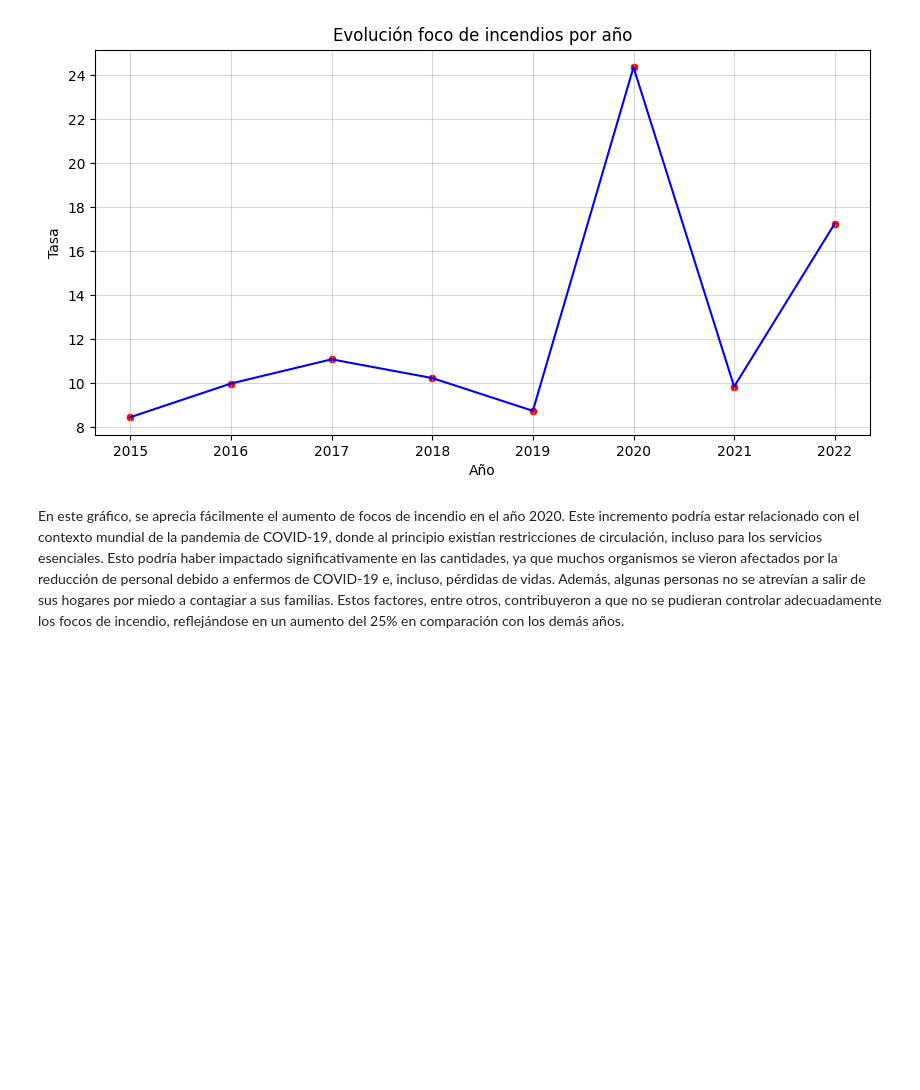
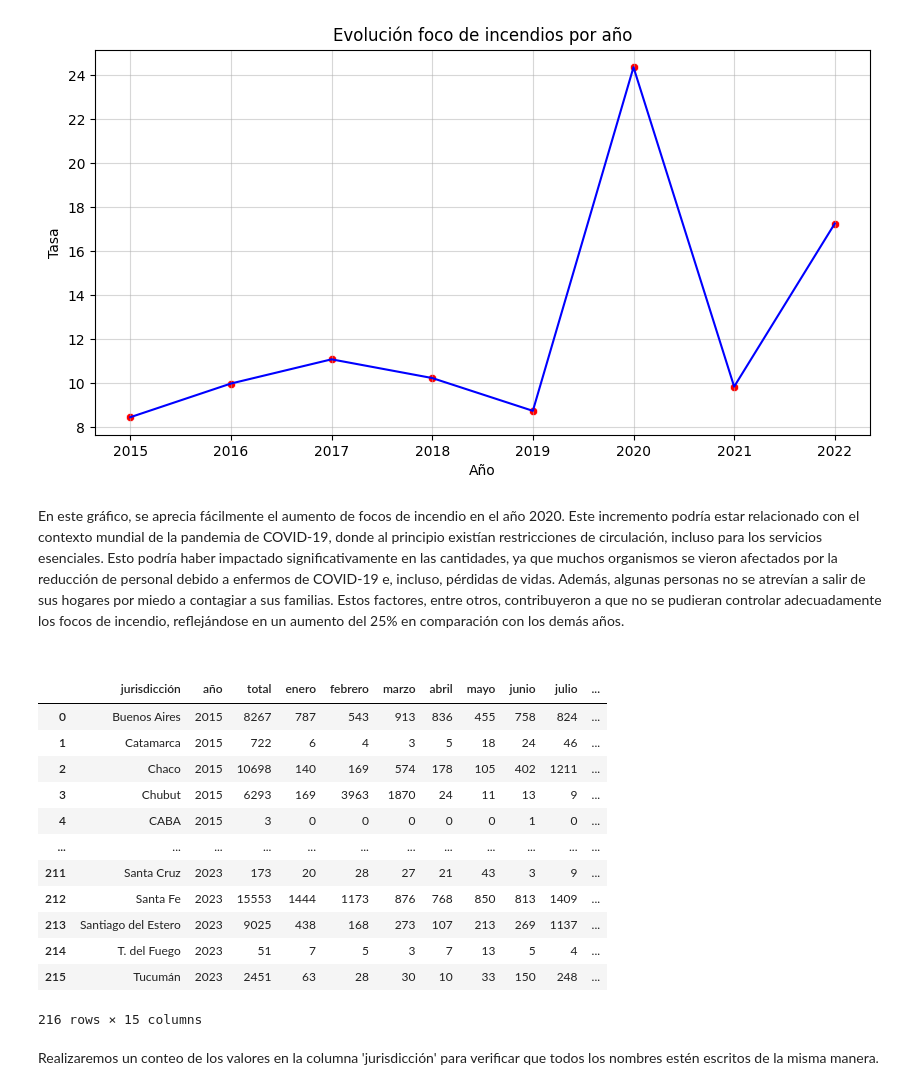
Before and after one commit to MaximilianoTauil/Incendios, a Jupyter notebook: EDA.ipynb, the cells around one changed output. Drawn from its saved outputs; the diff is of its cells as text; code cells hidden in the pictures; blank space fills up the shorter version.

```diff
--- a/EDA.ipynb
+++ b/EDA.ipynb
@@ -298,3 +300,23 @@ plt.show()
 [figure]
 # %% [markdown]
 En este gráfico, se aprecia fácilmente el aumento de focos de incendio en el año 2020. Este incremento podría estar relacionado con el contexto mundial de la pandemia de COVID-19, donde al principio existían restricciones de circulación, incluso para los servicios esenciales. Esto podría haber impactado significativamente en las cantidades, ya que muchos organismos se vieron afectados por la reducción de personal debido a enfermos de COVID-19 e, incluso, pérdidas de vidas. Además, algunas personas no se atrevían a salir de sus hogares por miedo a contagiar a sus familias. Estos factores, entre otros, contribuyeron a que no se pudieran controlar adecuadamente los focos de incendio, reflejándose en un aumento del 25% en comparación con los demás años.
+# %% [markdown]
+<div style="border-bottom: 1px dashed white;"></div>
+# %%
+cuarto
+# %% [output]
+|  | jurisdicción | año | total | enero | febrero | marzo | abril | mayo | junio | julio | ... |
+| 0 | Buenos Aires | 2015 | 8267 | 787 | 543 | 913 | 836 | 455 | 758 | 824 | ... |
+| 1 | Catamarca | 2015 | 722 | 6 | 4 | 3 | 5 | 18 | 24 | 46 | ... |
+| 2 | Chaco | 2015 | 10698 | 140 | 169 | 574 | 178 | 105 | 402 | 1211 | ... |
+| 3 | Chubut | 2015 | 6293 | 169 | 3963 | 1870 | 24 | 11 | 13 | 9 | ... |
+| 4 | CABA | 2015 | 3 | 0 | 0 | 0 | 0 | 0 | 1 | 0 | ... |
+| ... | ... | ... | ... | ... | ... | ... | ... | ... | ... | ... | ... |
+| 211 | Santa Cruz | 2023 | 173 | 20 | 28 | 27 | 21 | 43 | 3 | 9 | ... |
+| 212 | Santa Fe | 2023 | 15553 | 1444 | 1173 | 876 | 768 | 850 | 813 | 1409 | ... |
+| 213 | Santiago del Estero | 2023 | 9025 | 438 | 168 | 273 | 107 | 213 | 269 | 1137 | ... |
+| 214 | T. del Fuego | 2023 | 51 | 7 | 5 | 3 | 7 | 13 | 5 | 4 | ... |
+| 215 | Tucumán | 2023 | 2451 | 63 | 28 | 30 | 10 | 33 | 150 | 248 | ... |
+216 rows × 15 columns
+# %% [markdown]
+Realizaremos un conteo de los valores en la columna 'jurisdicción' para verificar que todos los nombres estén escritos de la misma manera.
```
Also changed, not shown: parts of 13 cells of this notebook.
